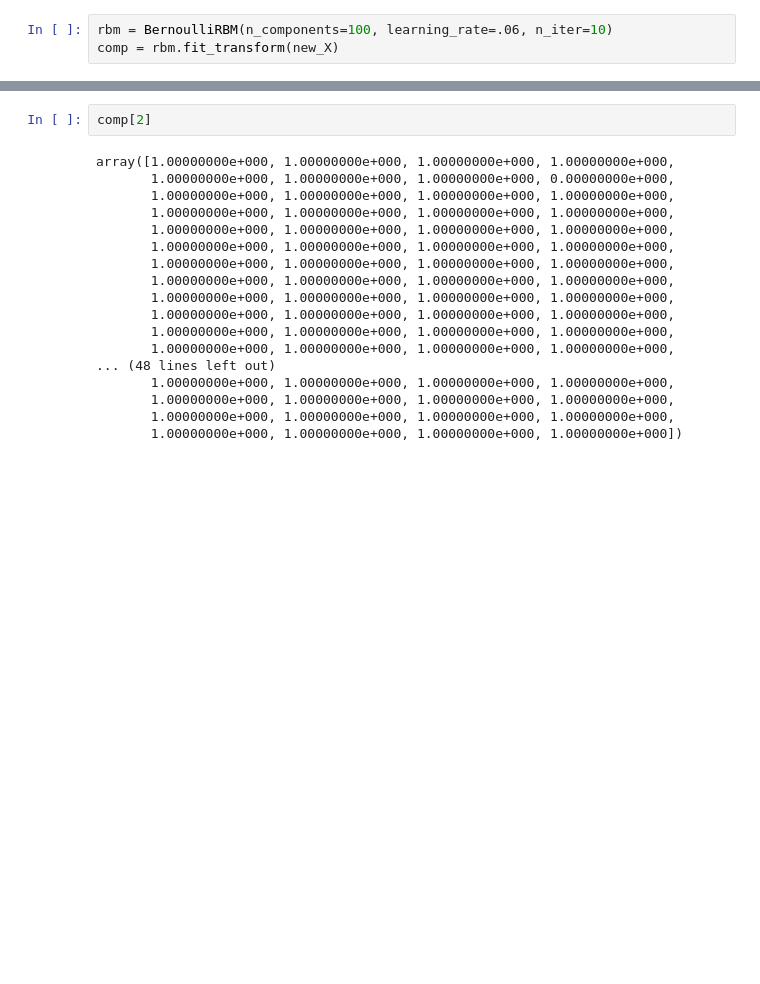
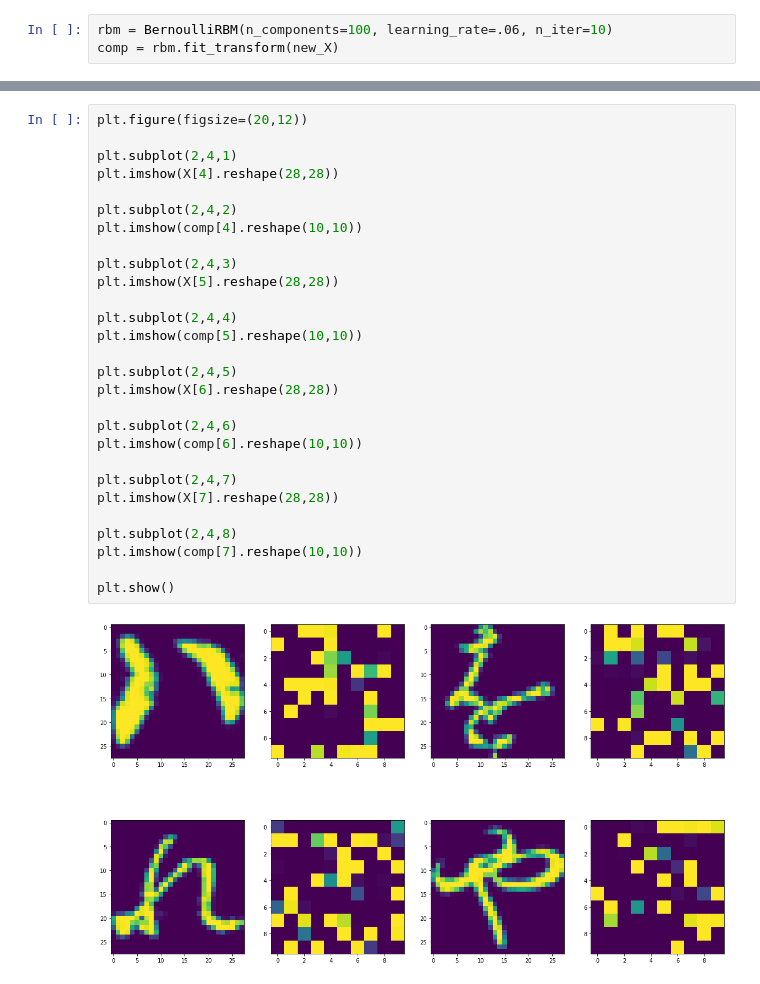
Before and after one commit to timcopelandoh/thinkful, a Jupyter notebook: Module 27 - Neural Networks/27.7 - Challenge.ipynb, the cells around one changed output, grey strips where cells are left out. Cells and saved outputs as stored; diff of their text form; blank space fills up the shorter version.

```diff
--- a/Module 27 - Neural Networks/27.7 - Challenge.ipynb
+++ b/Module 27 - Neural Networks/27.7 - Challenge.ipynb
@@ -103,20 +82,30 @@ plt.show()
-# %%
-comp[2]
-# %% [output]
-array([1.00000000e+000, 1.00000000e+000, 1.00000000e+000, 1.00000000e+000,
-       1.00000000e+000, 1.00000000e+000, 1.00000000e+000, 0.00000000e+000,
-       1.00000000e+000, 1.00000000e+000, 1.00000000e+000, 1.00000000e+000,
-       1.00000000e+000, 1.00000000e+000, 1.00000000e+000, 1.00000000e+000,
-       1.00000000e+000, 1.00000000e+000, 1.00000000e+000, 1.00000000e+000,
-       1.00000000e+000, 1.00000000e+000, 1.00000000e+000, 1.00000000e+000,
-       1.00000000e+000, 1.00000000e+000, 1.00000000e+000, 1.00000000e+000,
-       1.00000000e+000, 1.00000000e+000, 1.00000000e+000, 1.00000000e+000,
-       1.00000000e+000, 1.00000000e+000, 1.00000000e+000, 1.00000000e+000,
-       1.00000000e+000, 1.00000000e+000, 1.00000000e+000, 1.00000000e+000,
-       1.00000000e+000, 1.00000000e+000, 1.00000000e+000, 1.00000000e+000,
-       1.00000000e+000, 1.00000000e+000, 1.00000000e+000, 1.00000000e+000,
-... (48 lines left out)
-       1.00000000e+000, 1.00000000e+000, 1.00000000e+000, 1.00000000e+000,
-       1.00000000e+000, 1.00000000e+000, 1.00000000e+000, 1.00000000e+000,
-       1.00000000e+000, 1.00000000e+000, 1.00000000e+000, 1.00000000e+000,
-       1.00000000e+000, 1.00000000e+000, 1.00000000e+000, 1.00000000e+000])
+# %%
+plt.figure(figsize=(20,12))
+
+plt.subplot(2,4,1)
+plt.imshow(X[4].reshape(28,28))
+
+plt.subplot(2,4,2)
+plt.imshow(comp[4].reshape(10,10))
+
+plt.subplot(2,4,3)
+plt.imshow(X[5].reshape(28,28))
+
+plt.subplot(2,4,4)
+plt.imshow(comp[5].reshape(10,10))
+
+plt.subplot(2,4,5)
+plt.imshow(X[6].reshape(28,28))
+
+plt.subplot(2,4,6)
+plt.imshow(comp[6].reshape(10,10))
+
+plt.subplot(2,4,7)
+plt.imshow(X[7].reshape(28,28))
+
+plt.subplot(2,4,8)
+plt.imshow(comp[7].reshape(10,10))
+
+plt.show()
+# %% [output]
+[figure, added]
```
Also changed, not shown: parts of 9 cells of this notebook.
